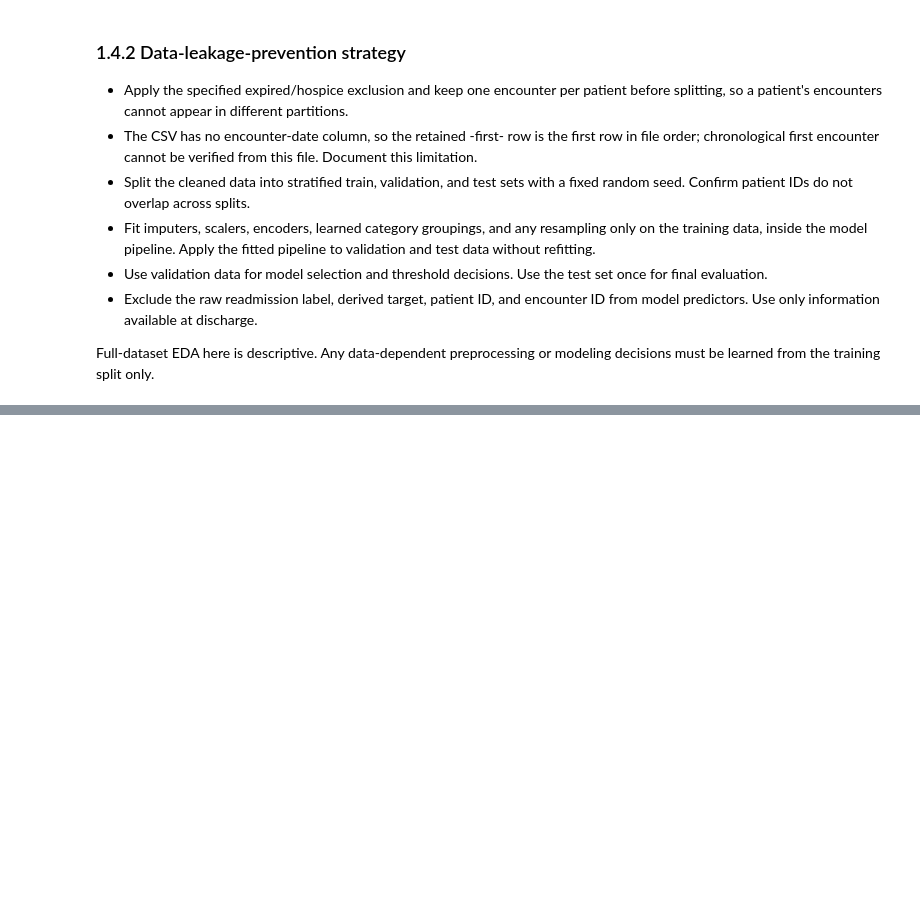
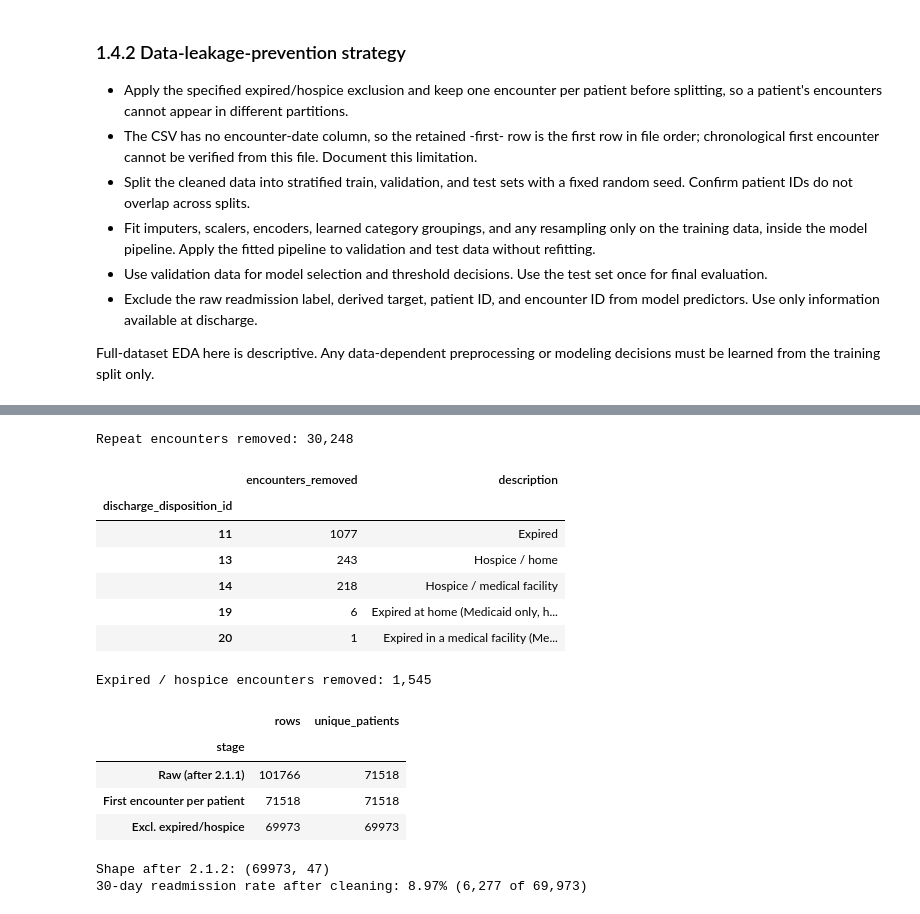
Before and after one commit to arunaj-1989/Capstone-Implementation-Package-MLOps, a Jupyter notebook: notebooks/Data_Preparation.ipynb, the cells around one changed output, grey strips where cells are left out. Cells and saved outputs as stored; diff of their text form; code cells hidden in the pictures; blank space fills up the shorter version.

```diff
--- a/notebooks/Data_Preparation.ipynb
+++ b/notebooks/Data_Preparation.ipynb
@@ -421,0 +494,70 @@ Full-dataset EDA here is descriptive. Any data-dependent preprocessing or modeli
+# %%
+#  2.1.2 ? Patient deduplication & removal of invalid records [2]: keep the first encounter per patient; remove expired/hospice discharges.
+# discharge_disposition_id codes (IDS_mapping.csv): patients who died or went to hospice
+# cannot be readmitted, so they are not valid examples for a readmission model.
+EXPIRED_HOSPICE_IDS = {
+    11: "Expired",
+    13: "Hospice / home",
+    14: "Hospice / medical facility",
+    19: "Expired at home (Medicaid only, hospice)",
+    20: "Expired in a medical facility (Medicaid only, hospice)",
+    21: "Expired, place unknown (Medicaid only, hospice)",
+}
+
+rows_before = len(clean)
+patients_before = clean["patient_nbr"].nunique()
+
+# 1) Keep the first encounter per patient. There is no encounter-date column, so "first"
+#    means first in file order (limitation documented in 1.4.2). This guarantees one row per
+#    patient, so no patient can appear in more than one train/validation/test split.
+clean = clean.drop_duplicates(subset="patient_nbr", keep="first")
+rows_after_dedup = len(clean)
+print(f"Repeat encounters removed: {rows_before - rows_after_dedup:,}")
+
+# 2) Remove expired / hospice discharges.
+expired_hospice = clean["discharge_disposition_id"].isin(EXPIRED_HOSPICE_IDS)
+display(
+    clean.loc[expired_hospice, "discharge_disposition_id"]
+    .value_counts()
+    .rename_axis("discharge_disposition_id")
+    .to_frame("encounters_removed")
+    .assign(description=lambda df: df.index.map(EXPIRED_HOSPICE_IDS))
+    .sort_index()
+)
+clean = clean.loc[~expired_hospice].reset_index(drop=True)
+print(f"Expired / hospice encounters removed: {int(expired_hospice.sum()):,}")
+
+# Sanity checks
+assert clean["patient_nbr"].is_unique, "Duplicate patients remain"
+assert not clean["discharge_disposition_id"].isin(EXPIRED_HOSPICE_IDS).any()
+
+clean_target = (clean["readmitted"] == "<30").astype(int)
+display(
+    pd.DataFrame(
+        {
+            "stage": ["Raw (after 2.1.1)", "First encounter per patient", "Excl. expired/hospice"],
+            "rows": [rows_before, rows_after_dedup, len(clean)],
+            "unique_patients": [patients_before, rows_after_dedup, clean["patient_nbr"].nunique()],
+        }
+    ).set_index("stage")
+)
+print("Shape after 2.1.2:", clean.shape)
+print(f"30-day readmission rate after cleaning: {clean_target.mean() * 100:.2f}% "
+      f"({int(clean_target.sum()):,} of {len(clean):,})")
+# %% [output]
+Repeat encounters removed: 30,248
+|  | encounters_removed | description |
+| discharge_disposition_id |  |  |
+| 11 | 1077 | Expired |
+| 13 | 243 | Hospice / home |
+| 14 | 218 | Hospice / medical facility |
+| 19 | 6 | Expired at home (Medicaid only, h... |
+| 20 | 1 | Expired in a medical facility (Me... |
+Expired / hospice encounters removed: 1,545
+|  | rows | unique_patients |
+| stage |  |  |
+| Raw (after 2.1.1) | 101766 | 71518 |
+| First encounter per patient | 71518 | 71518 |
+| Excl. expired/hospice | 69973 | 69973 |
+Shape after 2.1.2: (69973, 47)
+30-day readmission rate after cleaning: 8.97% (6,277 of 69,973)
```
Also changed, not shown: parts of 9 cells of this notebook, 52 other files.
